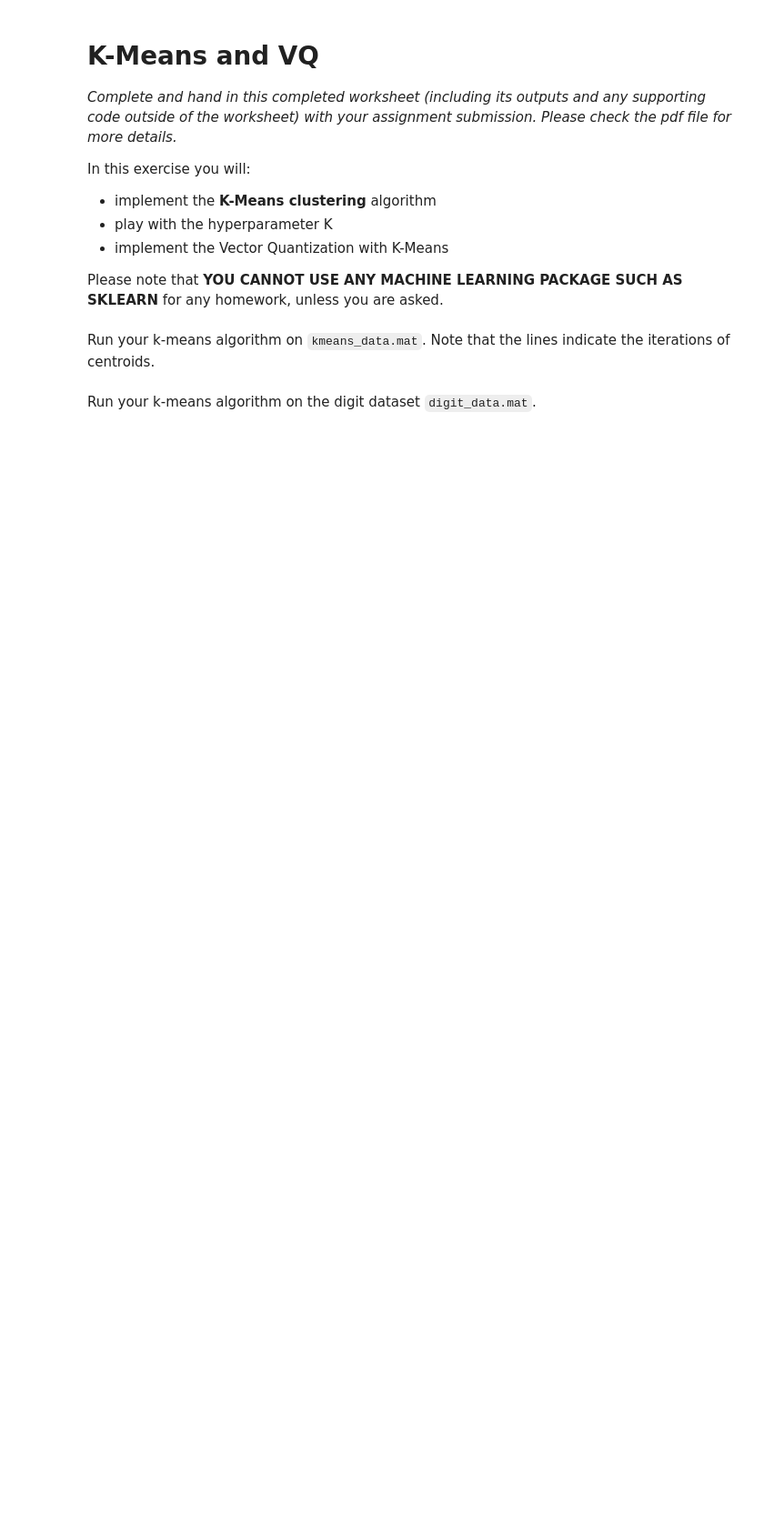
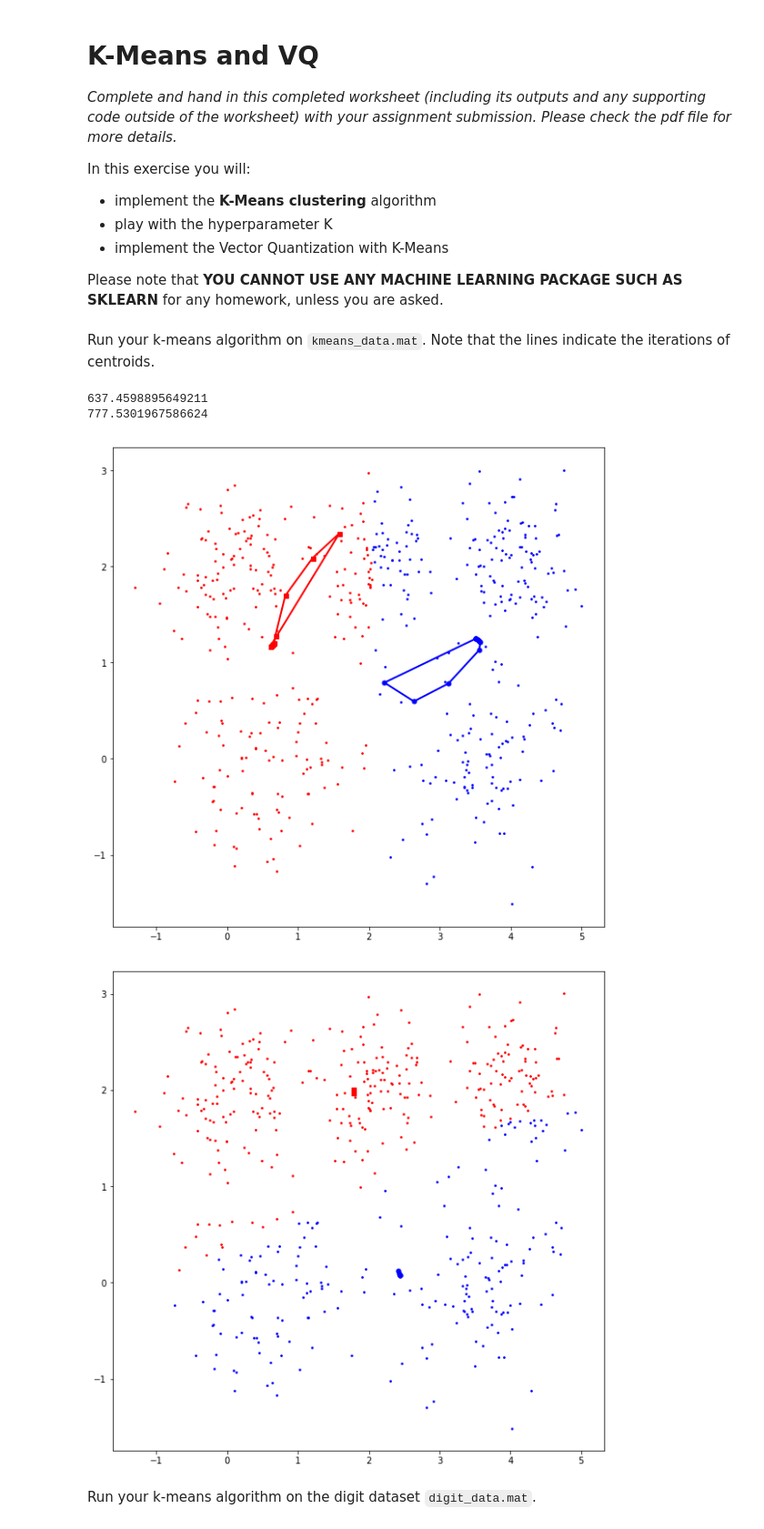
Before and after one commit to Agnique/DataMining_ZJU_2019, a Jupyter notebook: hw3/kmeans/vq.ipynb, the cells around one changed output. Shown at 91% size. Drawn from its saved outputs; the diff is of its cells as text; code cells hidden in the pictures; blank space fills up the shorter version.

```diff
--- a/hw3/kmeans/vq.ipynb
+++ b/hw3/kmeans/vq.ipynb
@@ -31,3 +24,42 @@ kmeans_plot(x, idx, ctrs, iter_ctrs)
+# %%
+from kmeans import kmeans
+from kmeans_plot import kmeans_plot
+from scipy.spatial.distance import cdist
+import copy
+
+min_sd = float("inf")
+max_sd = 0
+x = sio.loadmat('kmeans_data.mat')['X']
+k = 2  # modify if you want
+
+for i in range(1000):
+    sd = 0
+    idx, ctrs, iter_ctrs = kmeans(x, k)
+    dist = cdist(x,ctrs)
+    for i in range(k):
+        idx1 = np.where(idx==i)
+        sd += np.sum(dist[idx1, i])
+    if sd > max_sd:
+        max_sd = sd
+        max_sd_idx = copy.deepcopy(idx)
+        max_sd_ctrs = copy.deepcopy(ctrs)
+        max_sd_iter_ctrs = copy.deepcopy(iter_ctrs)
+    if sd < min_sd:
+        min_sd = sd
+        min_sd_idx = copy.deepcopy(idx)
+        min_sd_ctrs = copy.deepcopy(ctrs)
+        min_sd_iter_ctrs = copy.deepcopy(iter_ctrs)
+
+print min_sd
+print max_sd
+#idx, ctrs, iter_ctrs = kmeans(x, k)
+kmeans_plot(x, min_sd_idx, min_sd_ctrs, min_sd_iter_ctrs)
+kmeans_plot(x, max_sd_idx, max_sd_ctrs, max_sd_iter_ctrs)
+# %% [output]
+637.4598895649211
+777.5301967586624
+[figure, added]
+[figure, added]
 # %% [markdown]
 Run your k-means algorithm on the digit dataset `digit_data.mat`.
 # %%
```
Also changed, not shown: parts of 5 cells of this notebook, 8 other files.
